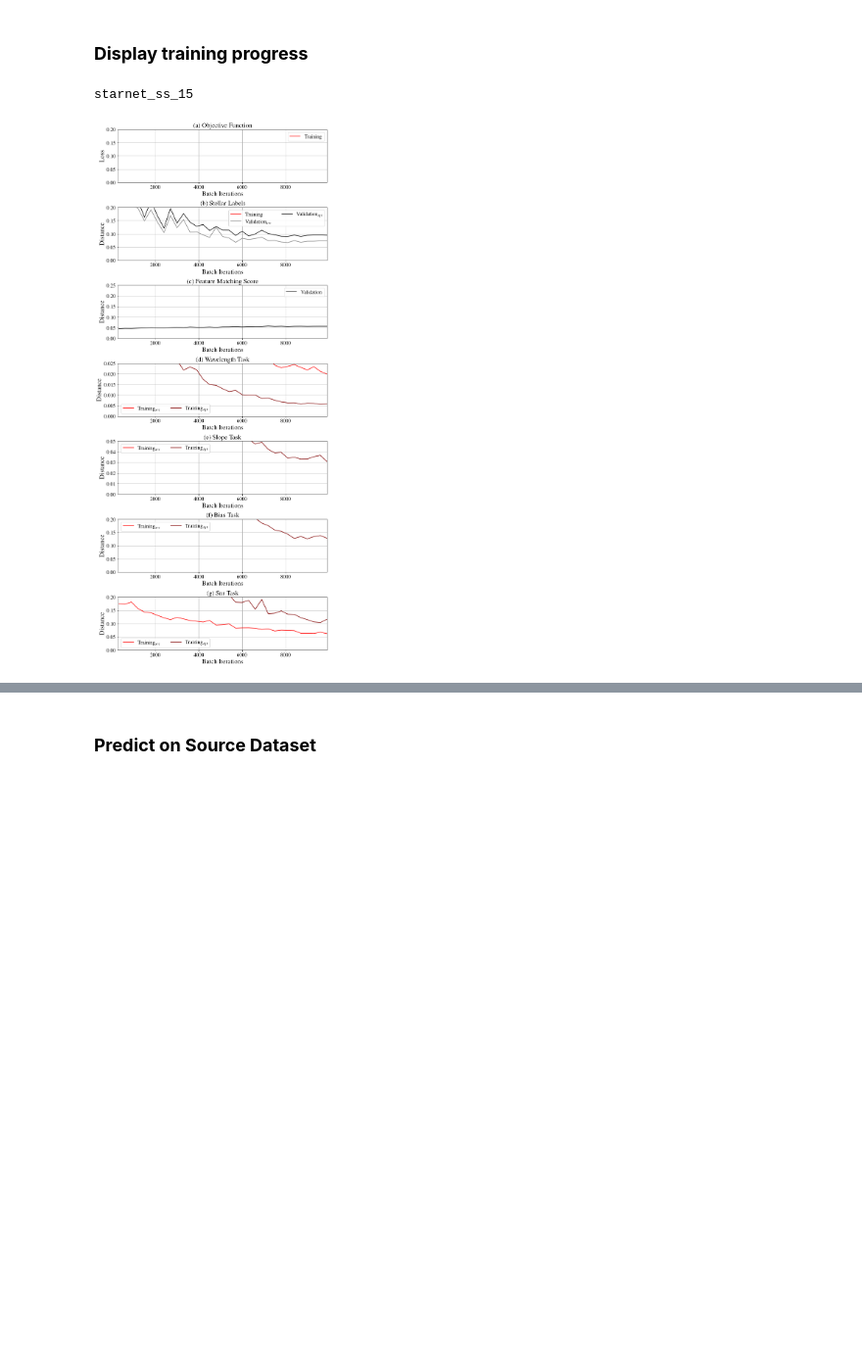
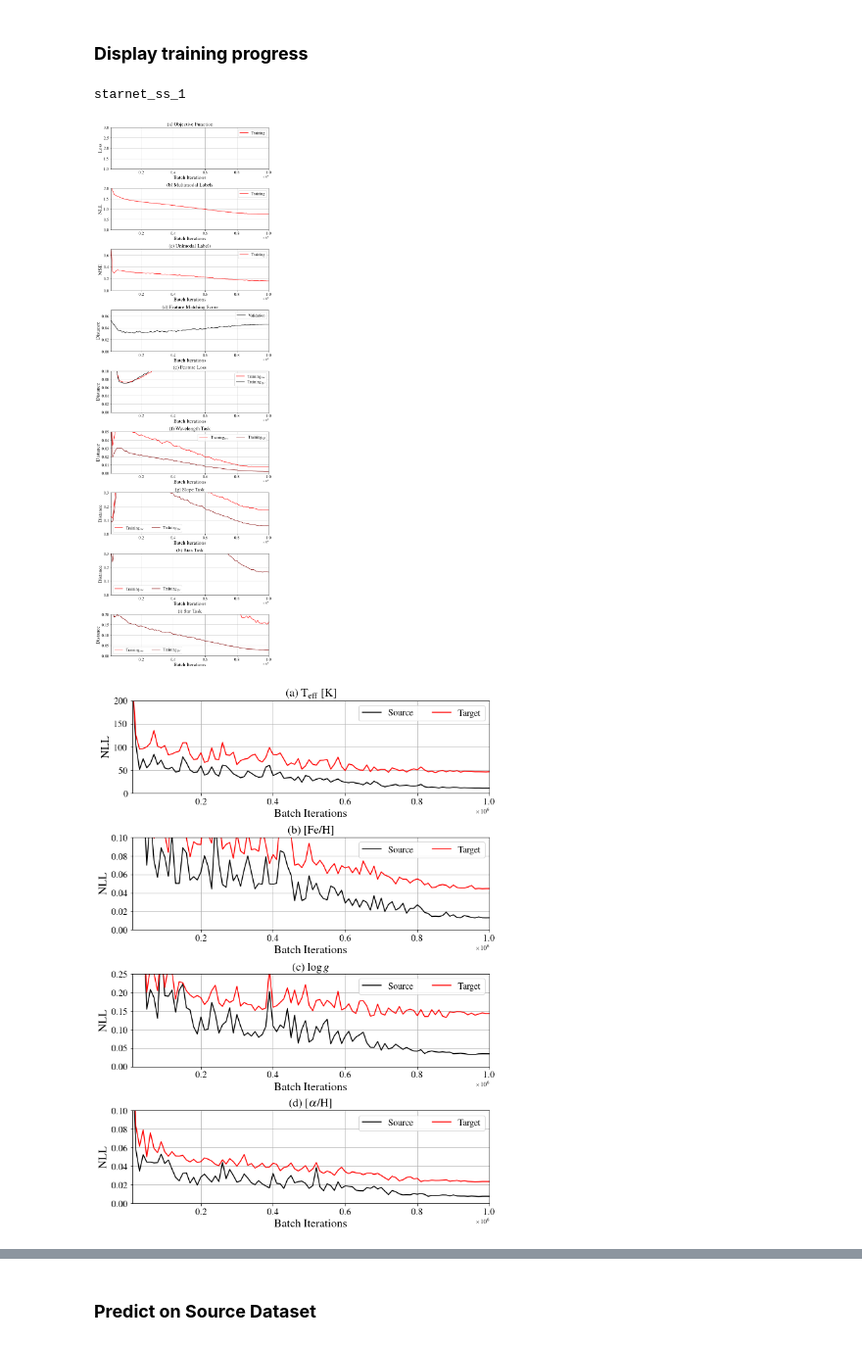
Before and after one commit to mkim0029/StarNet_SS, a Jupyter notebook: test_starnet_ss.ipynb, the cells around one changed output, grey strips where cells are left out. Shown: that part at 98% size. Saved outputs shown, nothing was run; the diff lists cells and outputs as text; code cells hidden in the pictures; blank space fills up the shorter version.

```diff
--- a/test_starnet_ss.ipynb
+++ b/test_starnet_ss.ipynb
@@ -126,7 +150,10 @@ The target validation set consists of 400 spectra.
 # %%
 print(model_name)
 plot_progress(losses, model.tasks,
-              y_lims=[(0,0.2),(0.,0.2),(0.0,0.25),(0,0.025),(0,0.05),(0,0.2),(0,0.2)])
+              y_lims=[(1,3),(0.,2),(0.0,0.7),(0,0.07),(0,0.1),(0,0.05),(0,0.3),(0,0.3),(0,0.2)])
+
+plot_val_MAEs(losses, multimodal_keys, y_lims=[(0.,200.), (0.,0.1), (0.,0.25), (0.,.1)])
 # %% [output]
-starnet_ss_15
+starnet_ss_1
-[figure, old version]
+[figure, new version]
+[figure, added]
```
Also changed, not shown: parts of 32 cells of this notebook.
